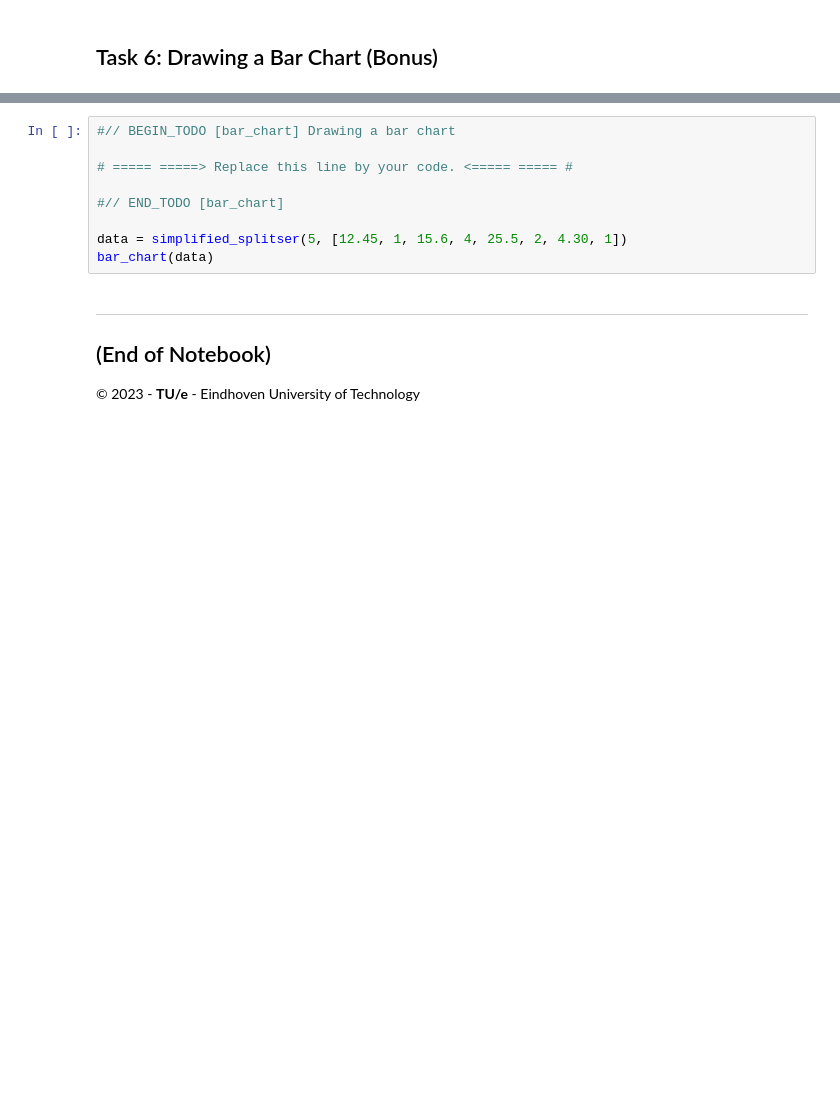
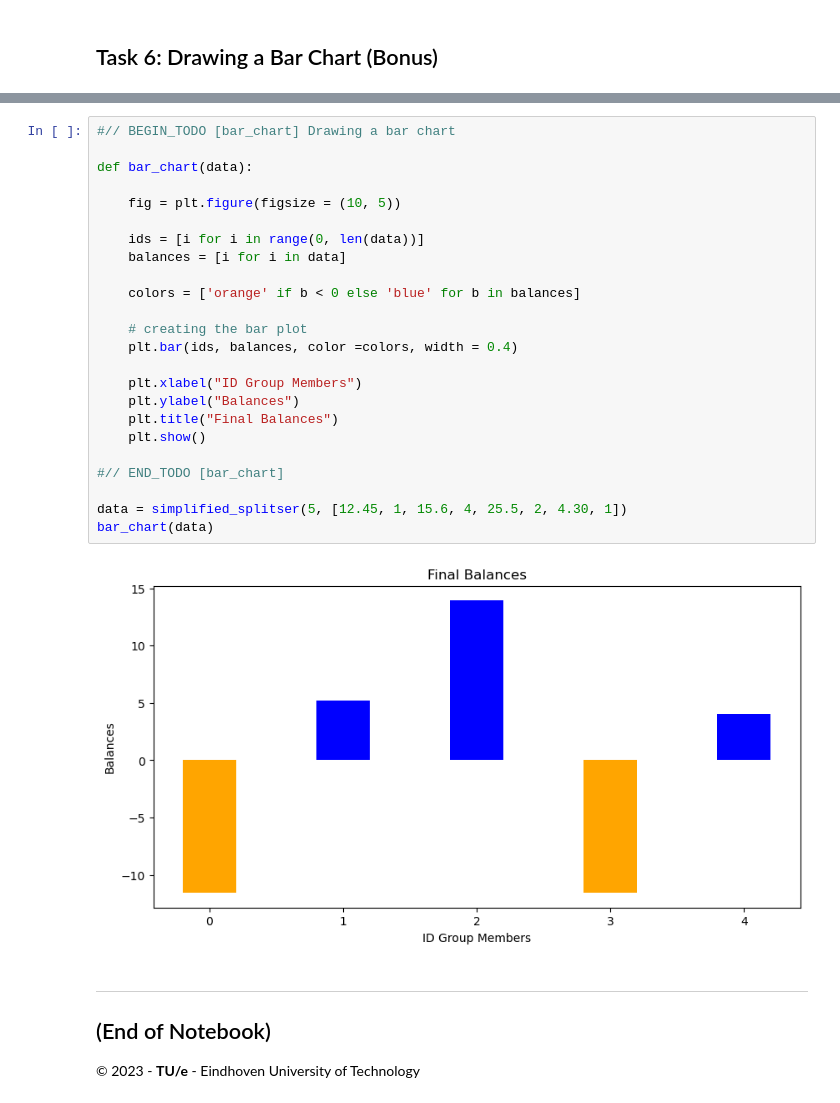
Before and after one commit to http-error-500/jupyter-notebooks, a Jupyter notebook: assign-assignment1/Assignment-1-template.ipynb, the cells around one changed output, grey strips where cells are left out. Cells and saved outputs as stored; diff of their text form; blank space fills up the shorter version.

Commit message:
feat: add bar chart

```diff
--- a/assign-assignment1/Assignment-1-template.ipynb
+++ b/assign-assignment1/Assignment-1-template.ipynb
@@ -765,15 +799,32 @@ bar_chart(data)
     <span style="font-size:0.9em; font-weight: bold;">Fig. 2. Example of bar chart of final balances.</span>
 </div>
 <br>
-# %%
-#// BEGIN_TODO [bar_chart] Drawing a bar chart
-
-# ===== =====> Replace this line by your code. <===== ===== #
-
-#// END_TODO [bar_chart]
-
-data = simplified_splitser(5, [12.45, 1, 15.6, 4, 25.5, 2, 4.30, 1])
-bar_chart(data)
+# %%
+#// BEGIN_TODO [bar_chart] Drawing a bar chart
+
+def bar_chart(data):
+
+    fig = plt.figure(figsize = (10, 5))
+
+    ids = [i for i in range(0, len(data))]
+    balances = [i for i in data]
+
+    colors = ['orange' if b < 0 else 'blue' for b in balances]
+
+    # creating the bar plot
+    plt.bar(ids, balances, color =colors, width = 0.4)
+
+    plt.xlabel("ID Group Members")
+    plt.ylabel("Balances")
+    plt.title("Final Balances")
+    plt.show()
+
+#// END_TODO [bar_chart]
+
+data = simplified_splitser(5, [12.45, 1, 15.6, 4, 25.5, 2, 4.30, 1])
+bar_chart(data)
+# %% [output]
+[figure, added]
 # %% [markdown]
 ---
 
```
Also changed, not shown: parts of 11 cells of this notebook.
